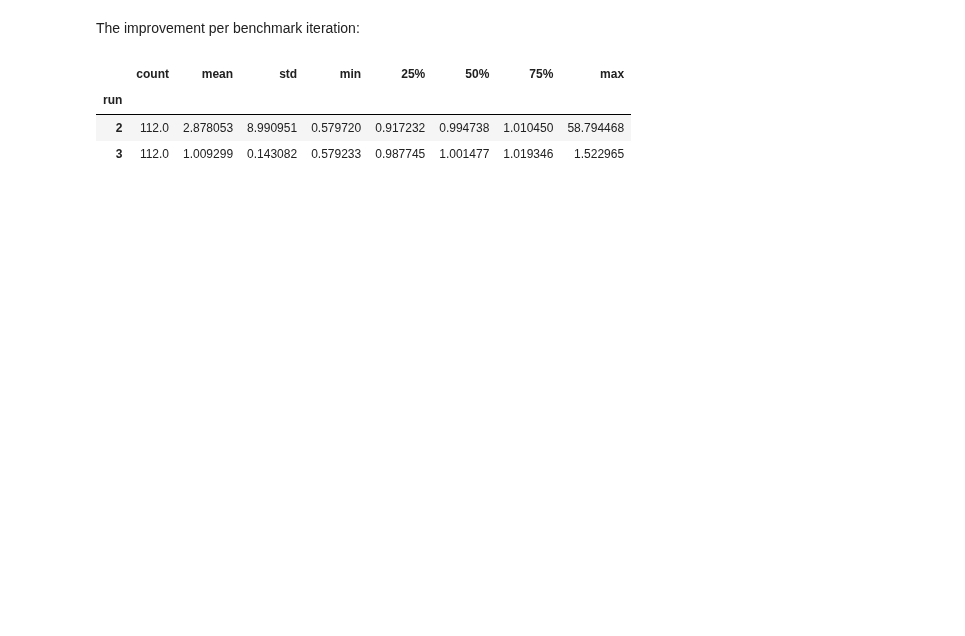
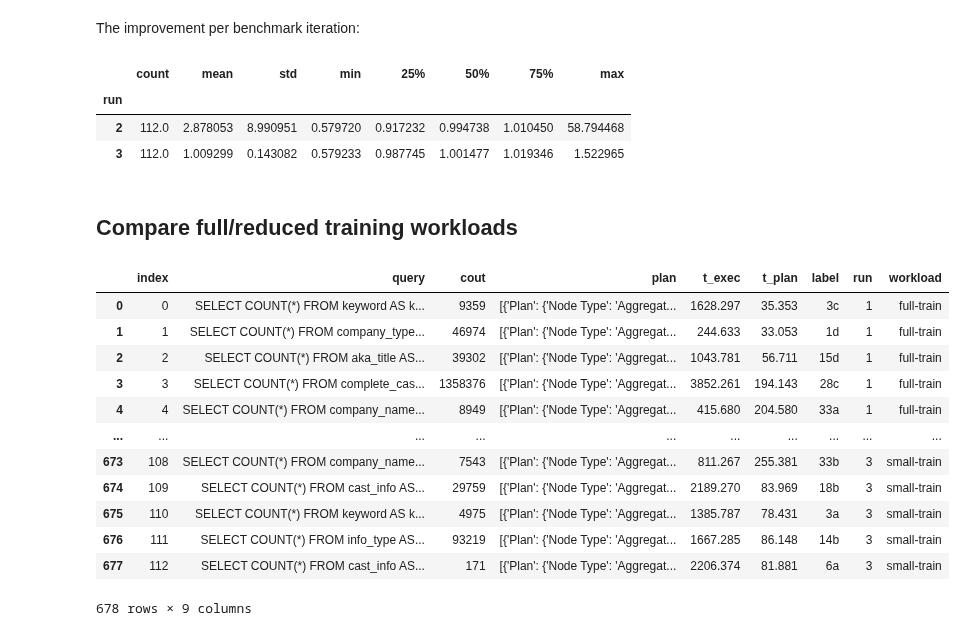
Before and after one commit to rbergm/aft, a Jupyter notebook: pg-bao/Workload Evaluation.ipynb, the cells around one changed output. Cells and saved outputs as stored; diff of their text form; code cells hidden in the pictures; blank space fills up the shorter version.

Commit message:
Compare small/large training performance for pg-bao

```diff
--- a/pg-bao/Workload Evaluation.ipynb
+++ b/pg-bao/Workload Evaluation.ipynb
@@ -302,3 +303,29 @@ df_bao_r1_r2.groupby("run")["t_exec_rel_improv"].describe()
 | run |  |  |  |  |  |  |  |  |
 | 2 | 112.0 | 2.878053 | 8.990951 | 0.579720 | 0.917232 | 0.994738 | 1.010450 | 58.794468 |
 | 3 | 112.0 | 1.009299 | 0.143082 | 0.579233 | 0.987745 | 1.001477 | 1.019346 | 1.522965 |
+# %% [markdown]
+## Compare full/reduced training workloads
+# %%
+workload_dfs_container = []
+for workload in available_workloads:
+    workload_iterations = read_workload_iterations(workload)
+    for iteration in workload_iterations:
+        iteration["workload"] = workload
+    df_workload = pd.concat(workload_iterations)
+    workload_dfs_container.append(df_workload)
+df_workloads = pd.concat(workload_dfs_container).reset_index()
+df_workloads
+# %% [output]
+|  | index | query | cout | plan | t_exec | t_plan | label | run | workload |
+| 0 | 0 | SELECT COUNT(*) FROM keyword AS k... | 9359 | [{'Plan': {'Node Type': 'Aggregat... | 1628.297 | 35.353 | 3c | 1 | full-train |
+| 1 | 1 | SELECT COUNT(*) FROM company_type... | 46974 | [{'Plan': {'Node Type': 'Aggregat... | 244.633 | 33.053 | 1d | 1 | full-train |
+| 2 | 2 | SELECT COUNT(*) FROM aka_title AS... | 39302 | [{'Plan': {'Node Type': 'Aggregat... | 1043.781 | 56.711 | 15d | 1 | full-train |
+| 3 | 3 | SELECT COUNT(*) FROM complete_cas... | 1358376 | [{'Plan': {'Node Type': 'Aggregat... | 3852.261 | 194.143 | 28c | 1 | full-train |
+| 4 | 4 | SELECT COUNT(*) FROM company_name... | 8949 | [{'Plan': {'Node Type': 'Aggregat... | 415.680 | 204.580 | 33a | 1 | full-train |
+| ... | ... | ... | ... | ... | ... | ... | ... | ... | ... |
+| 673 | 108 | SELECT COUNT(*) FROM company_name... | 7543 | [{'Plan': {'Node Type': 'Aggregat... | 811.267 | 255.381 | 33b | 3 | small-train |
+| 674 | 109 | SELECT COUNT(*) FROM cast_info AS... | 29759 | [{'Plan': {'Node Type': 'Aggregat... | 2189.270 | 83.969 | 18b | 3 | small-train |
+| 675 | 110 | SELECT COUNT(*) FROM keyword AS k... | 4975 | [{'Plan': {'Node Type': 'Aggregat... | 1385.787 | 78.431 | 3a | 3 | small-train |
+| 676 | 111 | SELECT COUNT(*) FROM info_type AS... | 93219 | [{'Plan': {'Node Type': 'Aggregat... | 1667.285 | 86.148 | 14b | 3 | small-train |
+| 677 | 112 | SELECT COUNT(*) FROM cast_info AS... | 171 | [{'Plan': {'Node Type': 'Aggregat... | 2206.374 | 81.881 | 6a | 3 | small-train |
+678 rows × 9 columns
```
Also changed, not shown: parts of 8 cells of this notebook.
